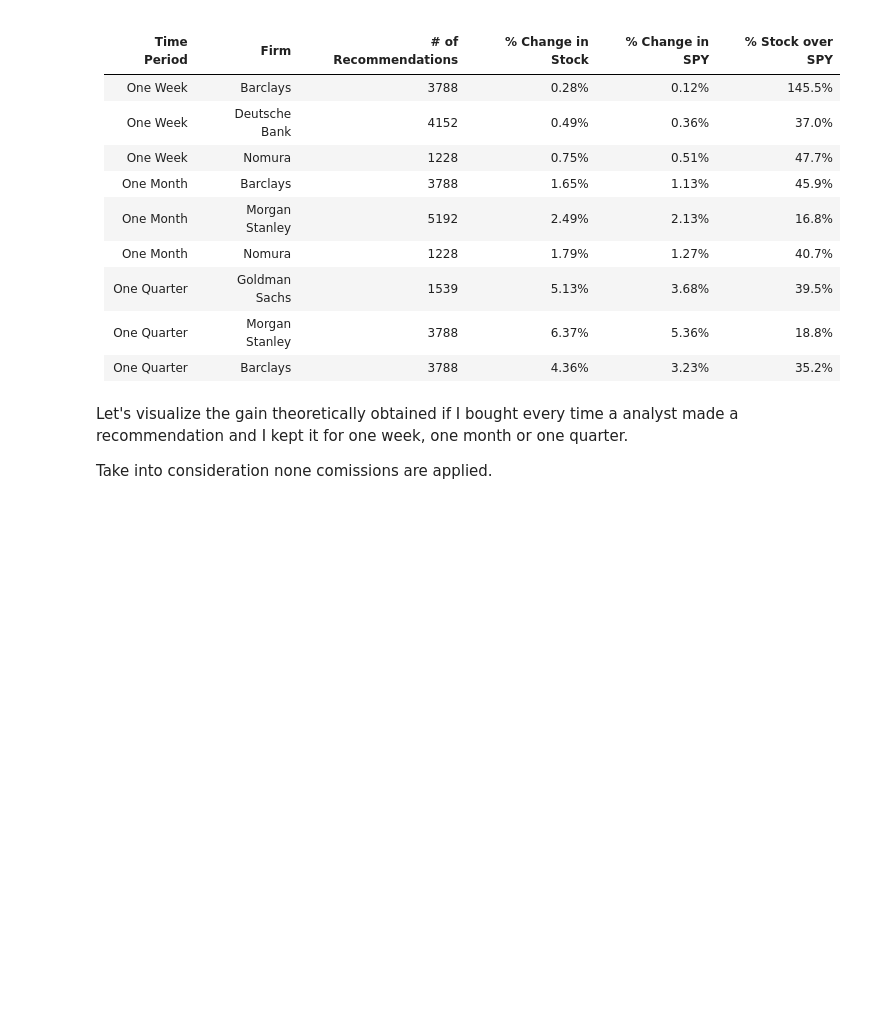
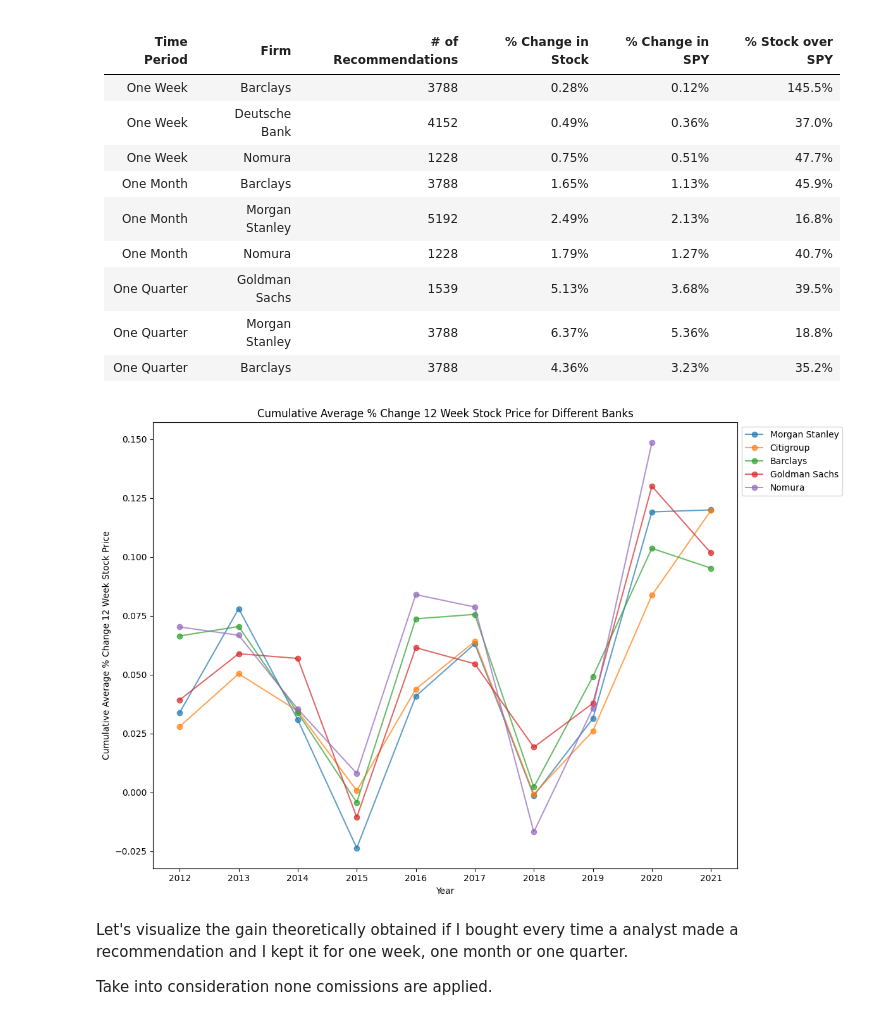
Before and after one commit to LukazMartin/stock-analysis, a Jupyter notebook: Visualize Data Analyst Recommendations.ipynb, the cells around one changed output. Drawn from its saved outputs; the diff is of its cells as text; code cells hidden in the pictures; blank space fills up the shorter version.

```diff
--- a/Visualize Data Analyst Recommendations.ipynb
+++ b/Visualize Data Analyst Recommendations.ipynb
@@ -287,6 +315,53 @@ The % change for SPY varies based on when the recommendation was done. Some of t
 | One Quarter          | Goldman Sachs         | 1539         | 5.13%         | 3.68%         |  39.5%         |
 | One Quarter          | Morgan Stanley         | 3788         | 6.37%         | 5.36%         |  18.8%         |
 | One Quarter          | Barclays         | 3788         | 4.36%         | 3.23%         |  35.2%         |
+# %%
+bank_names = [
+    'Morgan Stanley',
+    'Citigroup',
+    'Barclays',
+    'Goldman Sachs',
+    'Nomura'
+]
+# Filter rows based on the 'Rating Firm' column
+filtered_df_visual = filtered_df_1[filtered_df_1['Rating Firm'].isin(bank_names)]
+
+# Reset index after filtering
+filtered_df_visual.reset_index(drop=True, inplace=True)
+# %%
+import matplotlib.pyplot as plt
+import seaborn as sns
+
+# Assuming you have a DataFrame named filtered_df_visual and a list named bank_names
+# Make sure 'Date' is in datetime format
+
+# Convert 'Date' to year
+filtered_df_visual['Year'] = filtered_df_visual['Date'].dt.to_period('Y')
+
+# Set up the matplotlib figure
+plt.figure(figsize=(12, 8))
+
+# Create a line plot for each bank with its own color
+for bank in bank_names:
+    bank_data = filtered_df_visual[filtered_df_visual['Rating Firm'] == bank]
+    avg_data = bank_data.groupby('Year')['% change 12 week stock price'].mean().reset_index()
+
+    # Convert Period to string for plotting
+    avg_data['Year'] = avg_data['Year'].astype(str)
+
+    plt.plot(avg_data['Year'], avg_data['% change 12 week stock price'], label=bank, marker='o', alpha=0.7)
+
+# Add labels and title
+plt.xlabel('Year')
+plt.ylabel('Cumulative Average % Change 12 Week Stock Price')
+plt.title('Cumulative Average % Change 12 Week Stock Price for Different Banks')
+plt.legend(loc='upper left', bbox_to_anchor=(1, 1))
+
+# Adjust layout
+plt.tight_layout()
+plt.show()
+# %% [output]
+[figure, added]
 # %% [markdown]
 Let's visualize the gain theoretically obtained if I bought every time a analyst made a recommendation and I kept it for one week, one month or one quarter.
 
```
Also changed, not shown: parts of 6 cells of this notebook, 6 other files.
